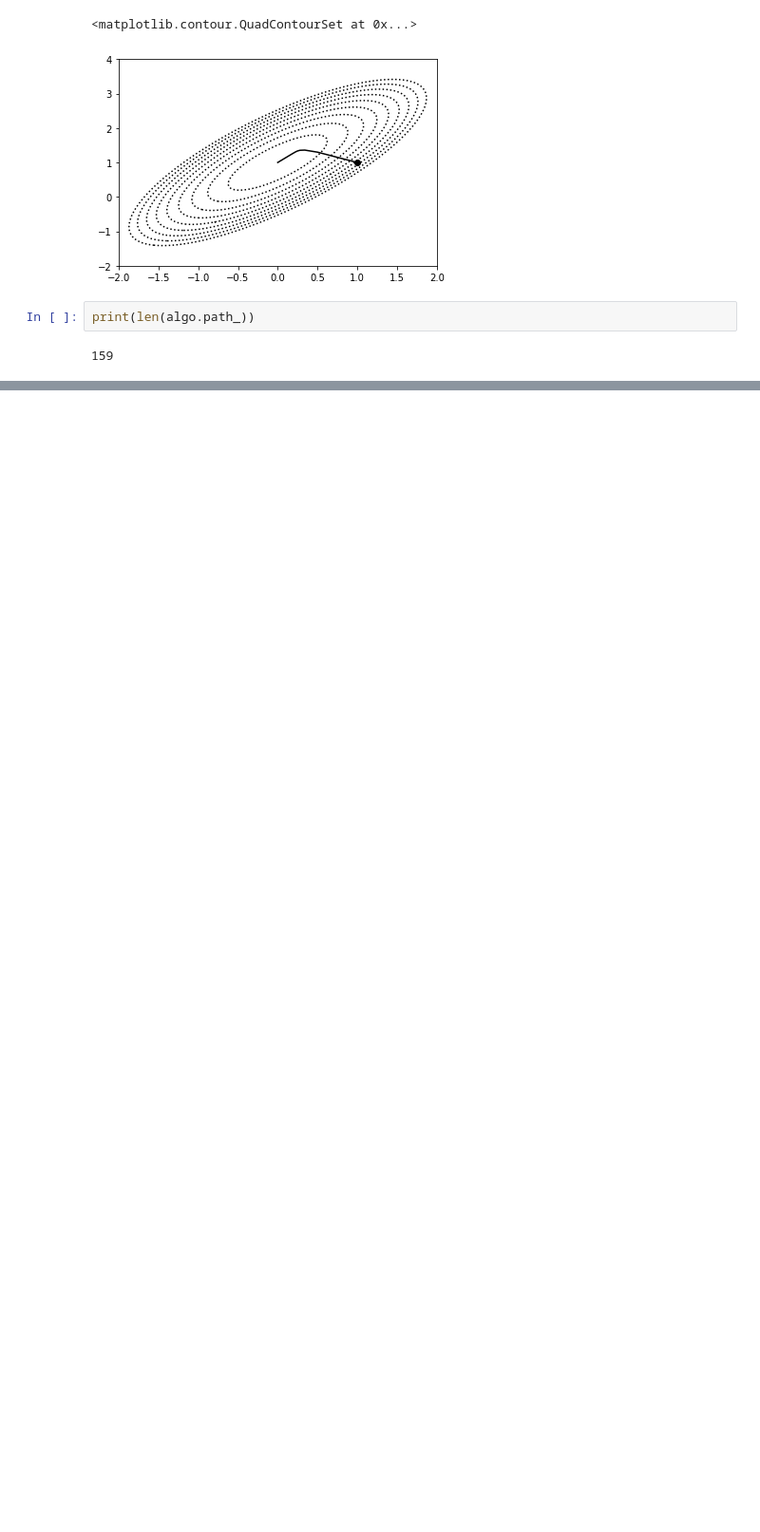
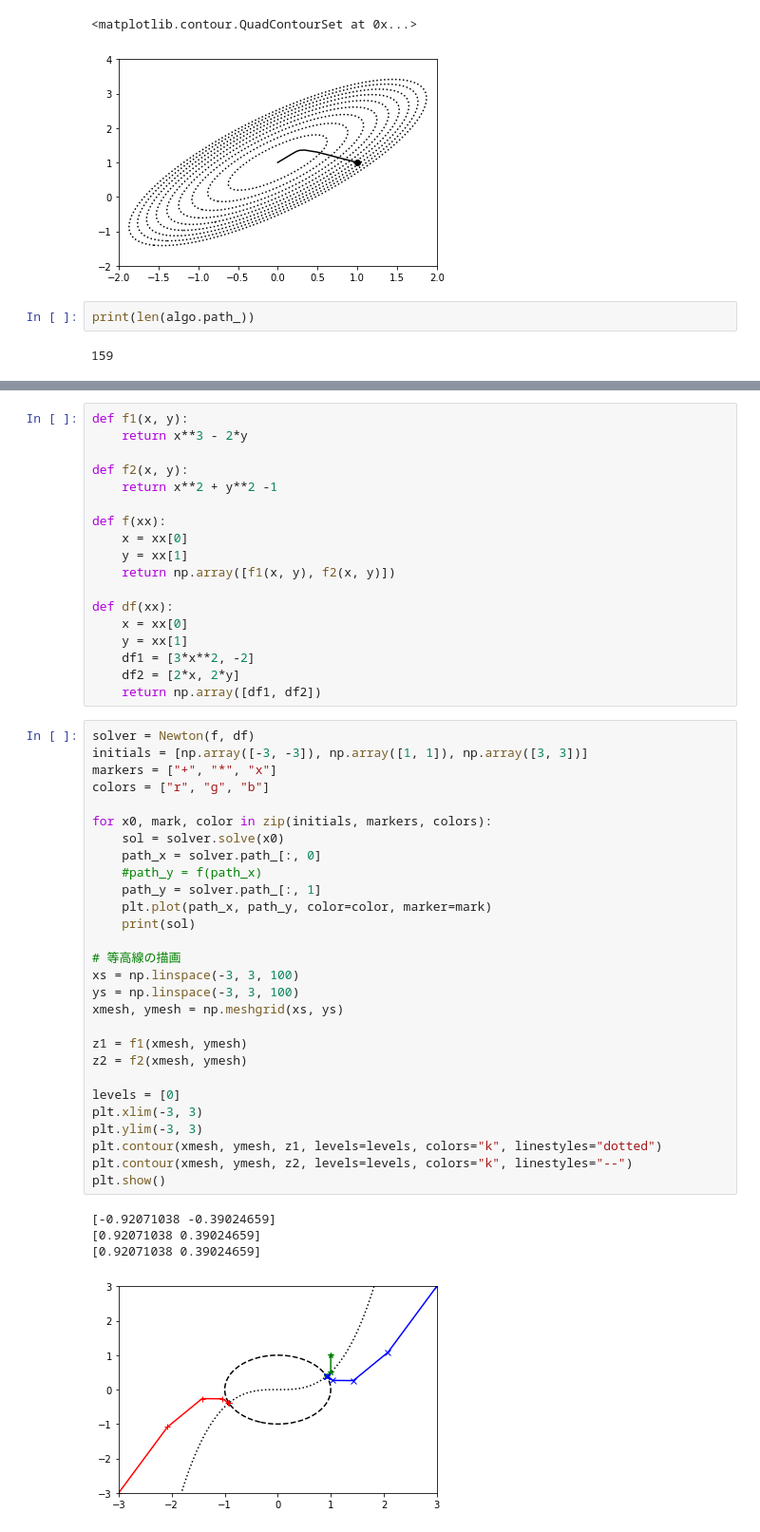
Before and after one commit to predora005/machine-learning-playground, a Jupyter notebook: 01.essence_of_machine_learning/04-08.mathematical_adaptation.ipynb, the cells around one changed output, grey strips where cells are left out. Shown at 95% size. Saved outputs shown, nothing was run; the diff lists cells and outputs as text; blank space fills up the shorter version.

```diff
--- a/01.essence_of_machine_learning/04-08.mathematical_adaptation.ipynb
+++ b/01.essence_of_machine_learning/04-08.mathematical_adaptation.ipynb
@@ -302,0 +350,51 @@ print(len(algo.path_))
+# %%
+def f1(x, y):
+    return x**3 - 2*y
+
+def f2(x, y):
+    return x**2 + y**2 -1
+
+def f(xx):
+    x = xx[0]
+    y = xx[1]
+    return np.array([f1(x, y), f2(x, y)])
+
+def df(xx):
+    x = xx[0]
+    y = xx[1]
+    df1 = [3*x**2, -2]
+    df2 = [2*x, 2*y]
+    return np.array([df1, df2])
+# %%
+solver = Newton(f, df)
+initials = [np.array([-3, -3]), np.array([1, 1]), np.array([3, 3])]
+markers = ["+", "*", "x"]
+colors = ["r", "g", "b"]
+
+for x0, mark, color in zip(initials, markers, colors):
+    sol = solver.solve(x0)
+    path_x = solver.path_[:, 0]
+    #path_y = f(path_x)
+    path_y = solver.path_[:, 1]
+    plt.plot(path_x, path_y, color=color, marker=mark)
+    print(sol)
+
+# 等高線の描画
+xs = np.linspace(-3, 3, 100)
+ys = np.linspace(-3, 3, 100)
+xmesh, ymesh = np.meshgrid(xs, ys)
+
+z1 = f1(xmesh, ymesh)
+z2 = f2(xmesh, ymesh)
+
+levels = [0]
+plt.xlim(-3, 3)
+plt.ylim(-3, 3)
+plt.contour(xmesh, ymesh, z1, levels=levels, colors="k", linestyles="dotted")
+plt.contour(xmesh, ymesh, z2, levels=levels, colors="k", linestyles="--")
+plt.show()
+# %% [output]
+[-0.92071038 -0.39024659]
+[0.92071038 0.39024659]
+[0.92071038 0.39024659]
+[figure, added]
```
Also changed, not shown: parts of 17 cells of this notebook, 3 other files.
